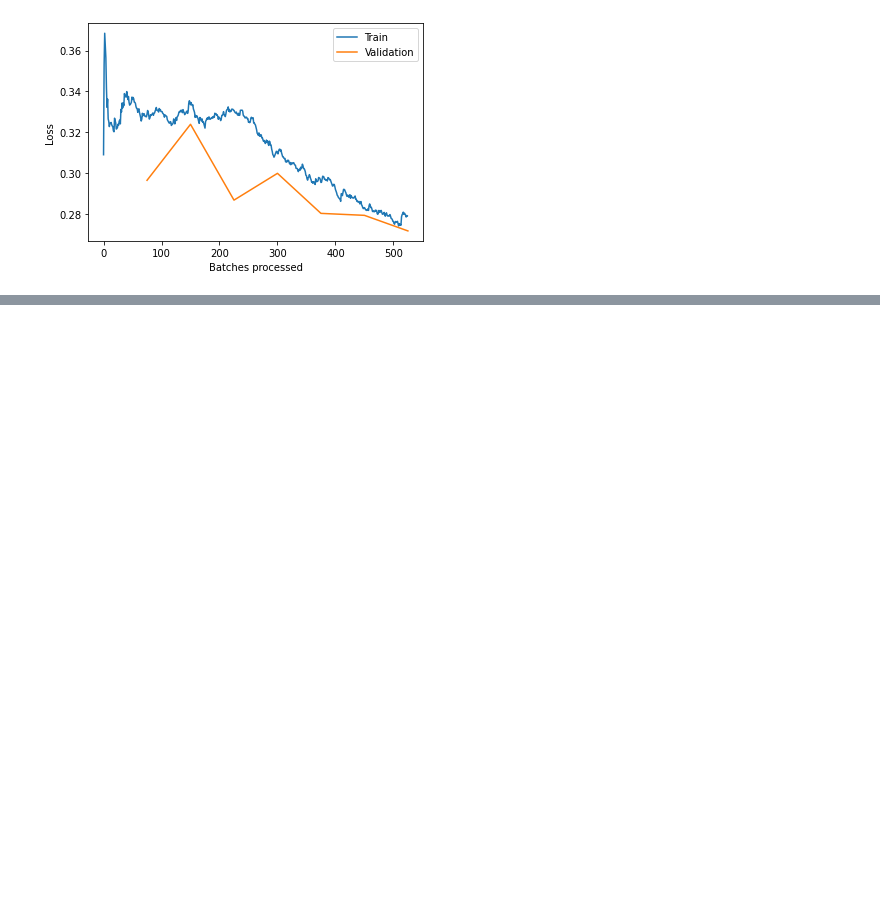
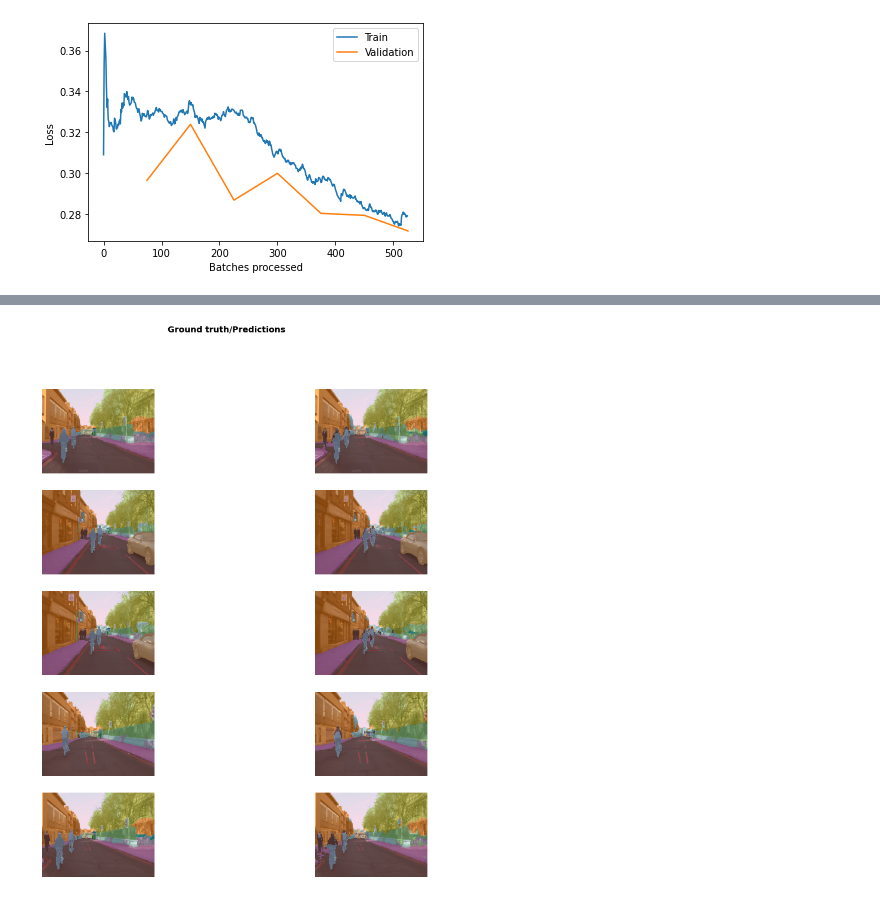
Before and after one commit to patchu-madathil/FastAI, a Jupyter notebook: camvidimagesegmentation.ipynb, the cells around one changed output, grey strips where cells are left out. Saved outputs shown, nothing was run; the diff lists cells and outputs as text; code cells hidden in the pictures; blank space fills up the shorter version.

```diff
--- a/camvidimagesegmentation.ipynb
+++ b/camvidimagesegmentation.ipynb
@@ -177,2 +193,6 @@ learner.recorder.plot_losses()
+# %%
+learner.show_results(rows=5, figsize=(15,15))
+# %% [output]
+[figure, added]
 # %%
 fbeta??
```
Also changed, not shown: parts of 5 cells of this notebook.
